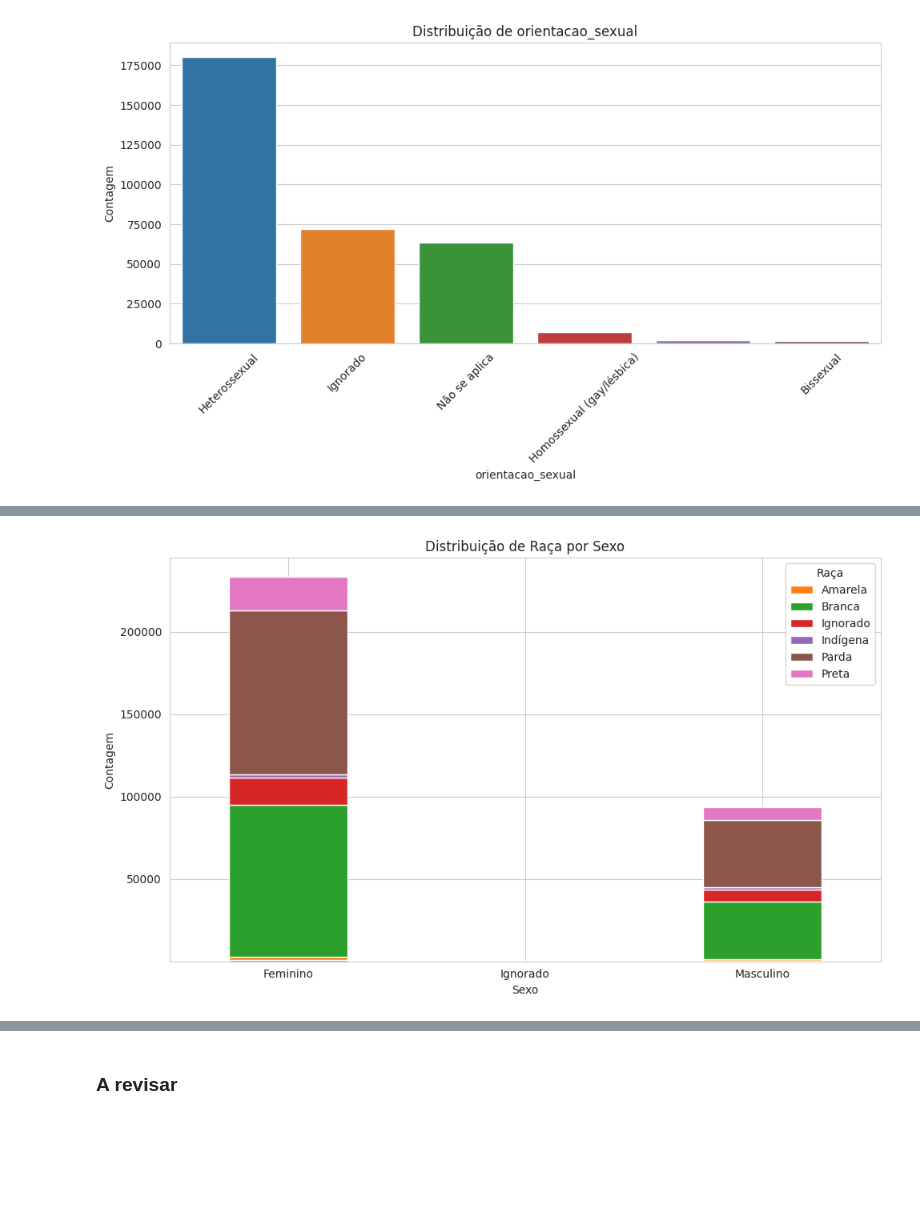
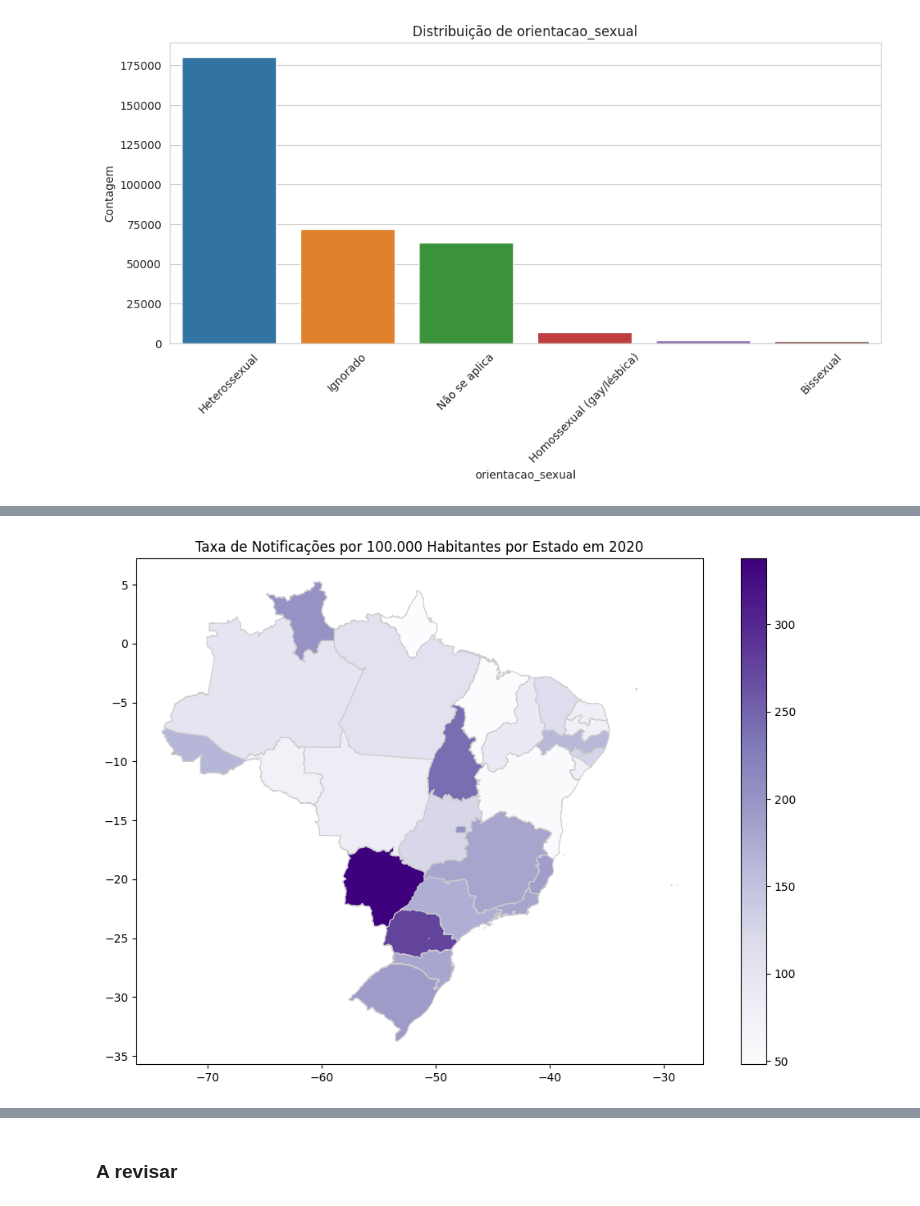
Before and after one commit to kvgs/SINAN, a Jupyter notebook: viol20_sinan.ipynb, the cells around one changed output, grey strips where cells are left out. Saved outputs shown, nothing was run; the diff lists cells and outputs as text; code cells hidden in the pictures; blank space fills up the shorter version.

```diff
--- a/viol20_sinan.ipynb
+++ b/viol20_sinan.ipynb
@@ -809,17 +845,11 @@ plt.show()
-# %%
-import matplotlib.pyplot as plt
-
-# criando uma tabela de contingência
-tabela_contingencia = pd.crosstab(VIOLBR20['sexo'], VIOLBR20['raca'])
-
-# criando o gráfico de barras empilhadas
-tabela_contingencia.plot(kind='bar', stacked=True, figsize=(10, 6))
-plt.title('Distribuição de Raça por Sexo')
-plt.ylabel('Contagem')
-plt.xlabel('Sexo')
-plt.xticks(rotation=0)
-plt.legend(title='Raça')
-plt.tight_layout()
-plt.show()
-# %% [output]
-[figure, removed]
+# %%
+gdf_estados = gpd.read_file("BR_UF_2022.zip")
+
+gdf_merge = gdf_estados.merge(df_pop_estados.reset_index(), left_on='SIGLA_UF', right_on='UF')
+
+fig, ax = plt.subplots(figsize=(12, 8))
+gdf_merge.plot(column='taxa_por_100k', cmap='Purples', linewidth=0.8, ax=ax, edgecolor='0.8', legend=True)
+ax.set_title("Taxa de Notificações por 100.000 Habitantes por Estado em 2020")
+plt.show()
+# %% [output]
+[figure, added]
```
Also changed, not shown: parts of 12 cells of this notebook.
